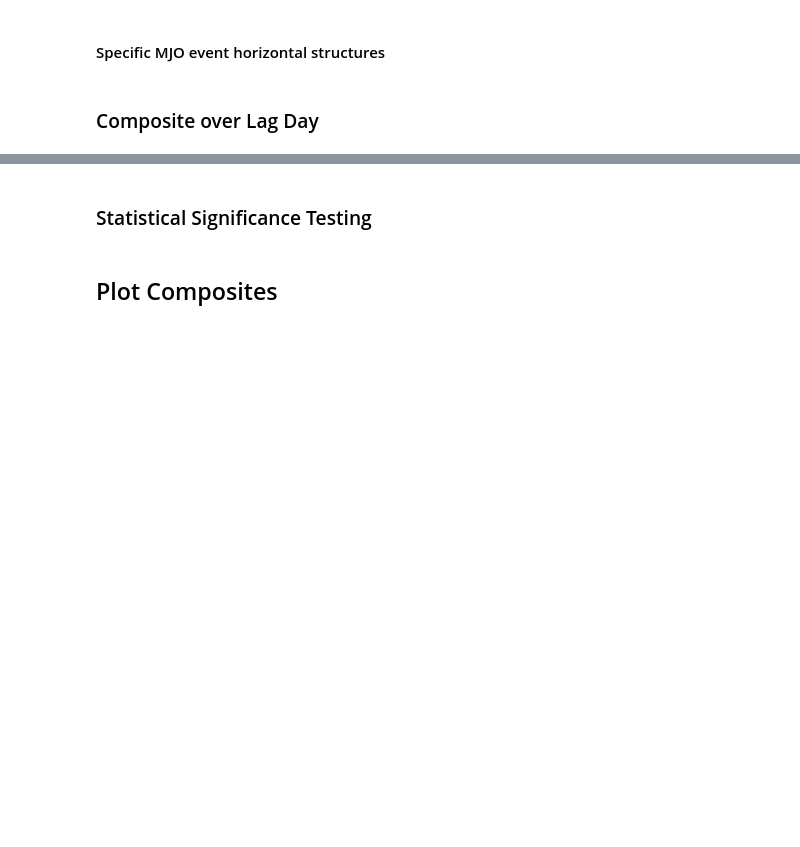
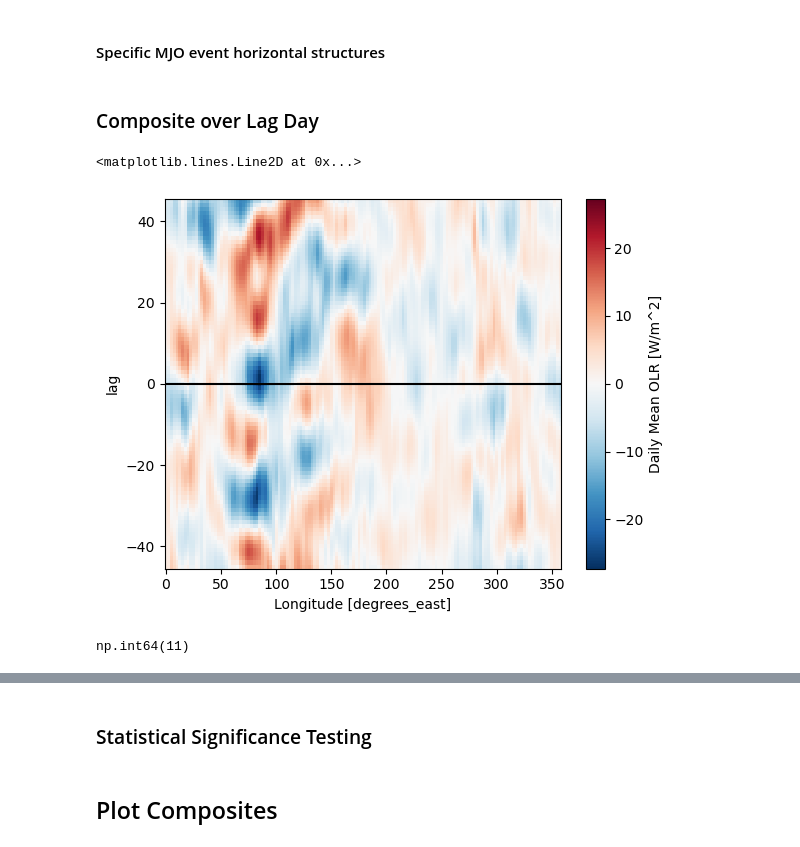
Before and after one commit to spencer-ressel/thesis-work, a Jupyter notebook: python/graphcast/matthews_olr_index.ipynb, the cells around one changed output, grey strips where cells are left out. Saved outputs shown, nothing was run; the diff lists cells and outputs as text; code cells hidden in the pictures; blank space fills up the shorter version.

```diff
--- a/python/graphcast/matthews_olr_index.ipynb
+++ b/python/graphcast/matthews_olr_index.ipynb
@@ -934,6 +1040,7 @@ plt.show()
 # %% [markdown]
 ### Composite over Lag Day
 # %%
+lag_days = np.arange(-45, 46, 1)
 compositing_time = slice("2018-01-01", "2022-12-31")
 primary_da = []
 primary_pc = []
@@ -966,33 +1073,46 @@ primary_mjo_composites = primary_samples.where(primary_samples['timestamp'].dt.y
 # primary_principle_components = xr.concat(primary_pc, dim='event').mean(dim='event')
 # primary_mjo_composites = primary_samples.mean(dim='event')
 
-secondary_da = []
-secondary_pc = []
-for time in secondary_event_max_times:
-    secondary_da.append(
+successive_da = []
+successive_pc = []
+for time in successive_event_max_times.drop_sel(time=["1979-06-10", "2022-07-28"]):
+    successive_da.append(
         variables_filtered['Outgoing Longwave Radiation'].sel(
             time=slice(
-                secondary_event_max_times.sel(time=time)-np.timedelta64(45, 'D'),
-                secondary_event_max_times.sel(time=time)+np.timedelta64(45, 'D')
+                successive_event_max_times.sel(time=time)-np.timedelta64(45, 'D'),
+                successive_event_max_times.sel(time=time)+np.timedelta64(45, 'D')
             )
         ).assign_coords(time=lag_days).rename(time='lag').expand_dims('event', axis=0).assign_coords(
-            timestamp=("event", [secondary_event_max_times.sel(time=time).values])
+            timestamp=("event", [successive_event_max_times.sel(time=time).values])
         )
     )
-    secondary_pc.append(
+    successive_pc.append(
         principle_components.sel(
             time=slice(
-                secondary_event_max_times.sel(time=time)-np.timedelta64(45, 'D'),
-                secondary_event_max_times.sel(time=time)+np.timedelta64(45, 'D')
+                successive_event_max_times.sel(time=time)-np.timedelta64(45, 'D'),
+                successive_event_max_times.sel(time=time)+np.timedelta64(45, 'D')
             )
         ).assign_coords(time=lag_days).rename(time='lag').expand_dims('event', axis=0).assign_coords(
-            timestamp=("event", [secondary_event_max_times.sel(time=time).values])
+            timestamp=("event", [successive_event_max_times.sel(time=time).values])
         )
     )
 
-secondary_samples = xr.concat(secondary_da, dim='event')
-secondary_principle_components = xr.concat(secondary_pc, dim='event').where(secondary_samples['timestamp'].dt.year.isin([2018, 2019, 2020, 2021, 2022])).mean(dim='event')
-secondary_mjo_composites = secondary_samples.where(secondary_samples['timestamp'].dt.year.isin([2018, 2019, 2020, 2021, 2022])).mean(dim='event')
+successive_samples = xr.concat(successive_da, dim='event')
+successive_principle_components = xr.concat(successive_pc, dim='event').where(successive_samples['timestamp'].dt.year.isin([2018, 2019, 2020, 2021, 2022])).mean(dim='event')
+successive_mjo_composites = successive_samples.where(successive_samples['timestamp'].dt.year.isin([2018, 2019, 2020, 2021, 2022])).mean(dim='event')
 
-# secondary_principle_components = xr.concat(secondary_pc, dim='event').mean(dim='event')
-# secondary_mjo_composites = secondary_samples.mean(dim='event')
+# successive_principle_components = xr.concat(successive_pc, dim='event').mean(dim='event')
+# successive_mjo_composites = successive_samples.mean(dim='event')
+# %%
+primary_mjo_composites.sel(lat=slice(-10,10)).mean(dim='lat').plot()
+plt.axhline(y=0, color='k')
+# %% [output]
+<matplotlib.lines.Line2D at 0x...>
+[figure, added]
+# %%
+# [print((primary_event_max_times[t] - primary_event_start_times[t]).astype('timedelta64[ns]') / 10**9 / 3600 / 12) for t in range(len(primary_event_max_times))]
+
+
+np.argmax([(primary_event_max_times[t].values - primary_event_start_times[t].values).astype('timedelta64[D]').astype(int) for t in range(len(primary_event_max_times))])
+# %% [output]
+np.int64(11)
```
Also changed, not shown: parts of 26 cells of this notebook, 22 other files.
